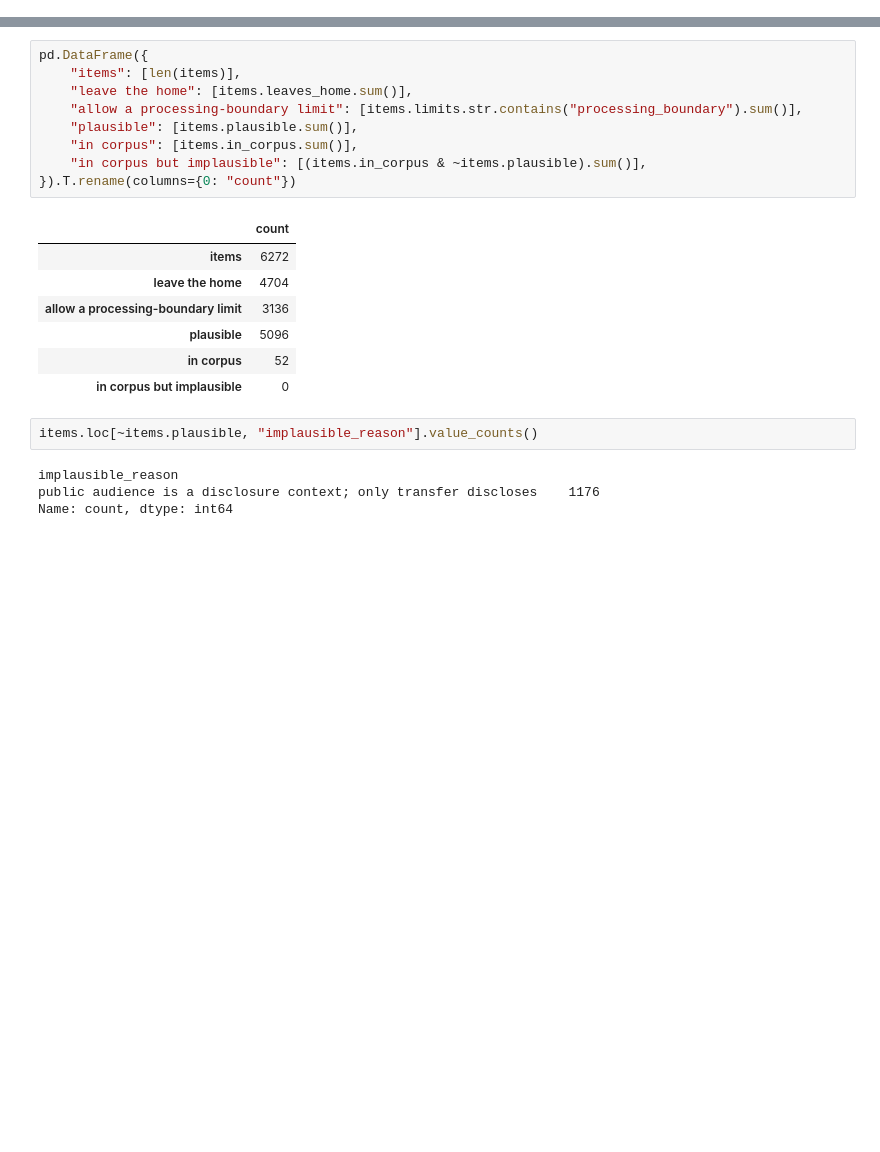
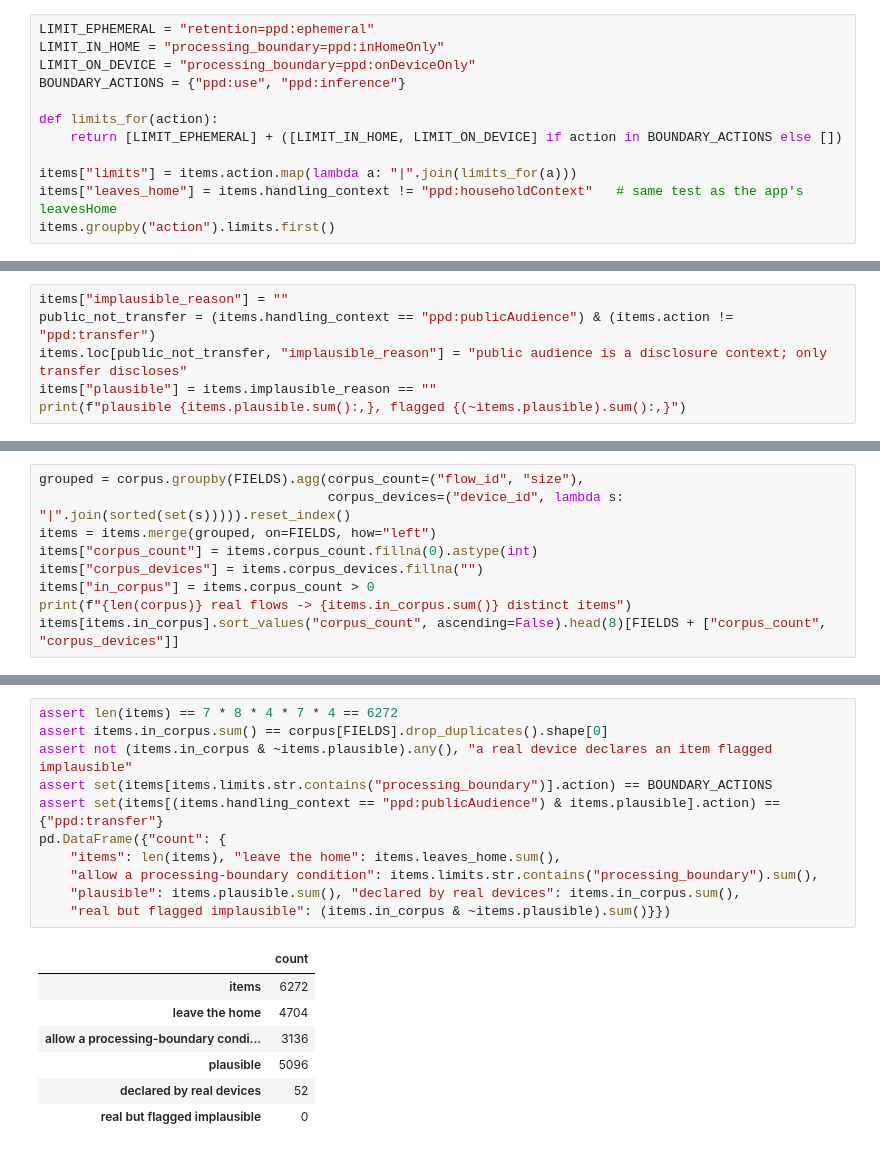
Before and after one commit to baktistr/ppd-household-presets, a Jupyter notebook: notebooks/01_items.ipynb, the cells around one changed output, grey strips where cells are left out. Cells and saved outputs as stored; diff of their text form; blank space fills up the shorter version.

```diff
--- a/notebooks/01_items.ipynb
+++ b/notebooks/01_items.ipynb
@@ -54,0 +101,12 @@ summary
+# %%
+LIMIT_EPHEMERAL = "retention=ppd:ephemeral"
+LIMIT_IN_HOME = "processing_boundary=ppd:inHomeOnly"
+LIMIT_ON_DEVICE = "processing_boundary=ppd:onDeviceOnly"
+BOUNDARY_ACTIONS = {"ppd:use", "ppd:inference"}
+
+def limits_for(action):
+    return [LIMIT_EPHEMERAL] + ([LIMIT_IN_HOME, LIMIT_ON_DEVICE] if action in BOUNDARY_ACTIONS else [])
+
+items["limits"] = items.action.map(lambda a: "|".join(limits_for(a)))
+items["leaves_home"] = items.handling_context != "ppd:householdContext"   # same test as the app's leavesHome
+items.groupby("action").limits.first()
@@ -54,0 +129,6 @@ summary
+# %%
+items["implausible_reason"] = ""
+public_not_transfer = (items.handling_context == "ppd:publicAudience") & (items.action != "ppd:transfer")
+items.loc[public_not_transfer, "implausible_reason"] = "public audience is a disclosure context; only transfer discloses"
+items["plausible"] = items.implausible_reason == ""
+print(f"plausible {items.plausible.sum():,}, flagged {(~items.plausible).sum():,}")
@@ -54,0 +177,9 @@ summary
+# %%
+grouped = corpus.groupby(FIELDS).agg(corpus_count=("flow_id", "size"),
+                                     corpus_devices=("device_id", lambda s: "|".join(sorted(set(s))))).reset_index()
+items = items.merge(grouped, on=FIELDS, how="left")
+items["corpus_count"] = items.corpus_count.fillna(0).astype(int)
+items["corpus_devices"] = items.corpus_devices.fillna("")
+items["in_corpus"] = items.corpus_count > 0
+print(f"{len(corpus)} real flows -> {items.in_corpus.sum()} distinct items")
+items[items.in_corpus].sort_values("corpus_count", ascending=False).head(8)[FIELDS + ["corpus_count", "corpus_devices"]]
@@ -69,23 +213,19 @@ handling_context  used: vendorContext (43), householdContext (38), thirdPartyCon
 # %%
-pd.DataFrame({
-    "items": [len(items)],
-    "leave the home": [items.leaves_home.sum()],
-    "allow a processing-boundary limit": [items.limits.str.contains("processing_boundary").sum()],
-    "plausible": [items.plausible.sum()],
-    "in corpus": [items.in_corpus.sum()],
-    "in corpus but implausible": [(items.in_corpus & ~items.plausible).sum()],
-}).T.rename(columns={0: "count"})
+assert len(items) == 7 * 8 * 4 * 7 * 4 == 6272
+assert items.in_corpus.sum() == corpus[FIELDS].drop_duplicates().shape[0]
+assert not (items.in_corpus & ~items.plausible).any(), "a real device declares an item flagged implausible"
+assert set(items[items.limits.str.contains("processing_boundary")].action) == BOUNDARY_ACTIONS
+assert set(items[(items.handling_context == "ppd:publicAudience") & items.plausible].action) == {"ppd:transfer"}
+pd.DataFrame({"count": {
+    "items": len(items), "leave the home": items.leaves_home.sum(),
+    "allow a processing-boundary condition": items.limits.str.contains("processing_boundary").sum(),
+    "plausible": items.plausible.sum(), "declared by real devices": items.in_corpus.sum(),
+    "real but flagged implausible": (items.in_corpus & ~items.plausible).sum()}})
 # %% [output]
 |  | count |
 | items | 6272 |
 | leave the home | 4704 |
-| allow a processing-boundary limit | 3136 |
+| allow a processing-boundary condi... | 3136 |
 | plausible | 5096 |
-| in corpus | 52 |
-| in corpus but implausible | 0 |
+| declared by real devices | 52 |
+| real but flagged implausible | 0 |
-# %%
-items.loc[~items.plausible, "implausible_reason"].value_counts()
-# %% [output]
-implausible_reason
-public audience is a disclosure context; only transfer discloses    1176
-Name: count, dtype: int64
```
Also changed, not shown: parts of 24 cells of this notebook, 16 other files.
